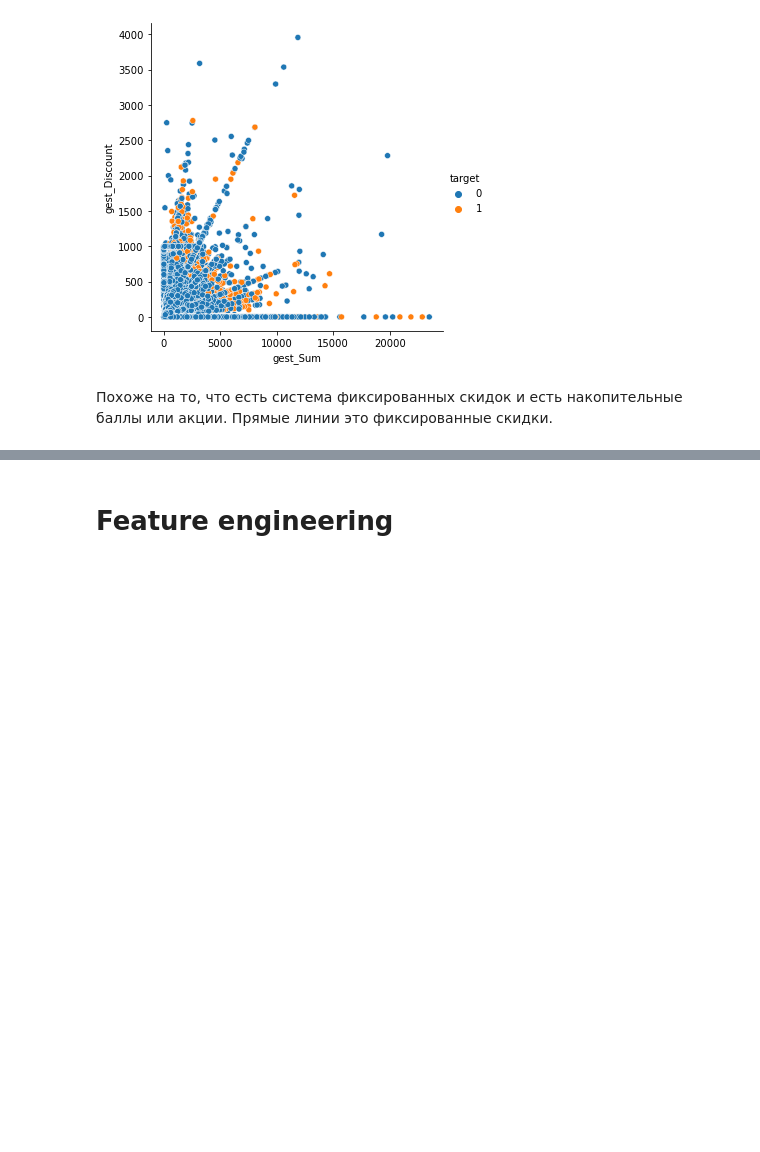
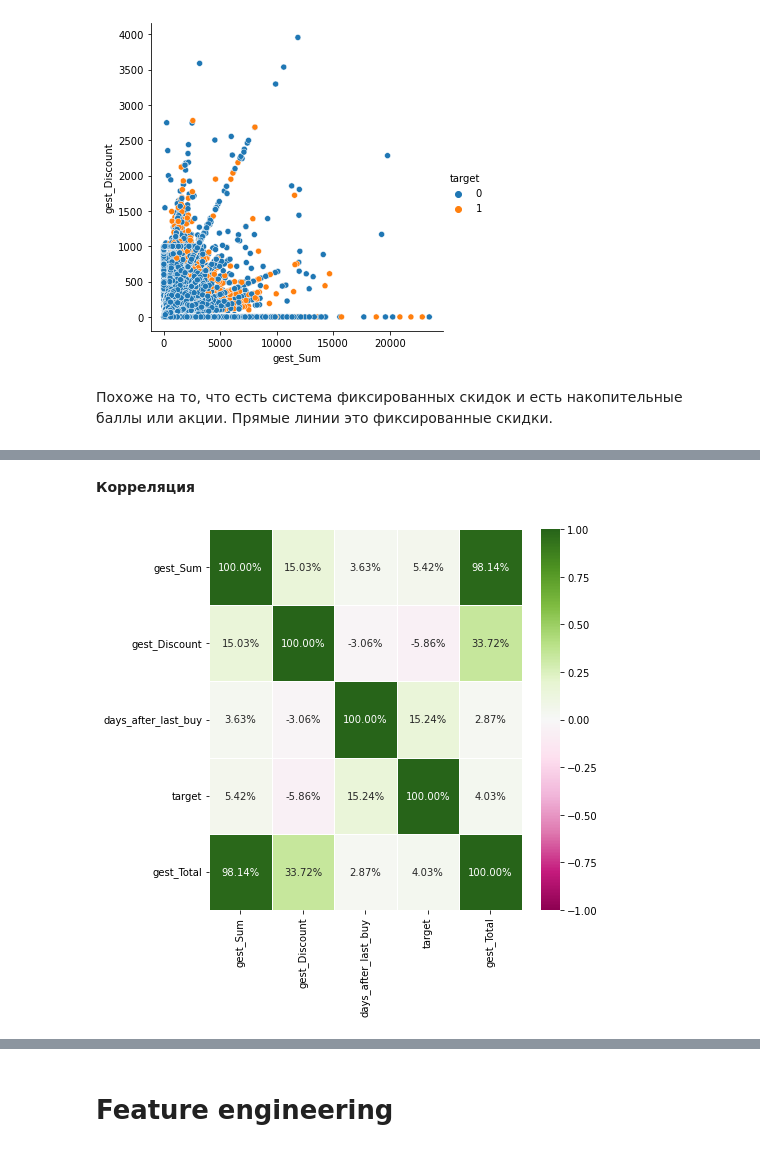
Before and after one commit to snakerzr/cupcake_churn_prediction, a Jupyter notebook: notebook.ipynb, the cells around one changed output, grey strips where cells are left out. Drawn from its saved outputs; the diff is of its cells as text; code cells hidden in the pictures; blank space fills up the shorter version.

```diff
--- a/notebook.ipynb
+++ b/notebook.ipynb
@@ -707,0 +712,11 @@ sns.relplot(x="gest_Sum", y="gest_Discount", hue="target_ext", data=df_eda_new);
+# %% [markdown]
+**Корреляция**
+# %%
+orig_corr = df_eda_orig.corr()
+new_corr = df_eda_new.corr()
+# %%
+fig,ax = plt.subplots(figsize=(7,7))
+sns.heatmap(orig_corr, annot=True,ax=ax,vmin=-1,vmax=1,linewidth=.5,cmap="PiYG",center=0,fmt='.2%')
+plt.show()
+# %% [output]
+[figure, added]
```
Also changed, not shown: parts of 10 cells of this notebook.
